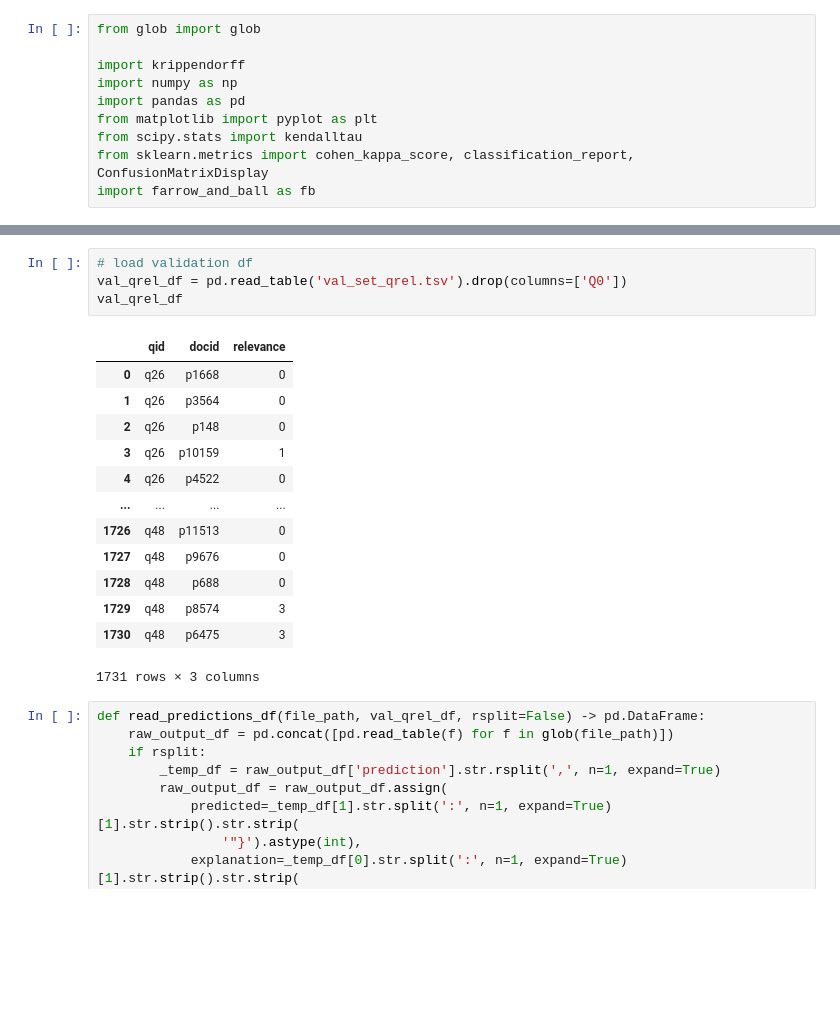
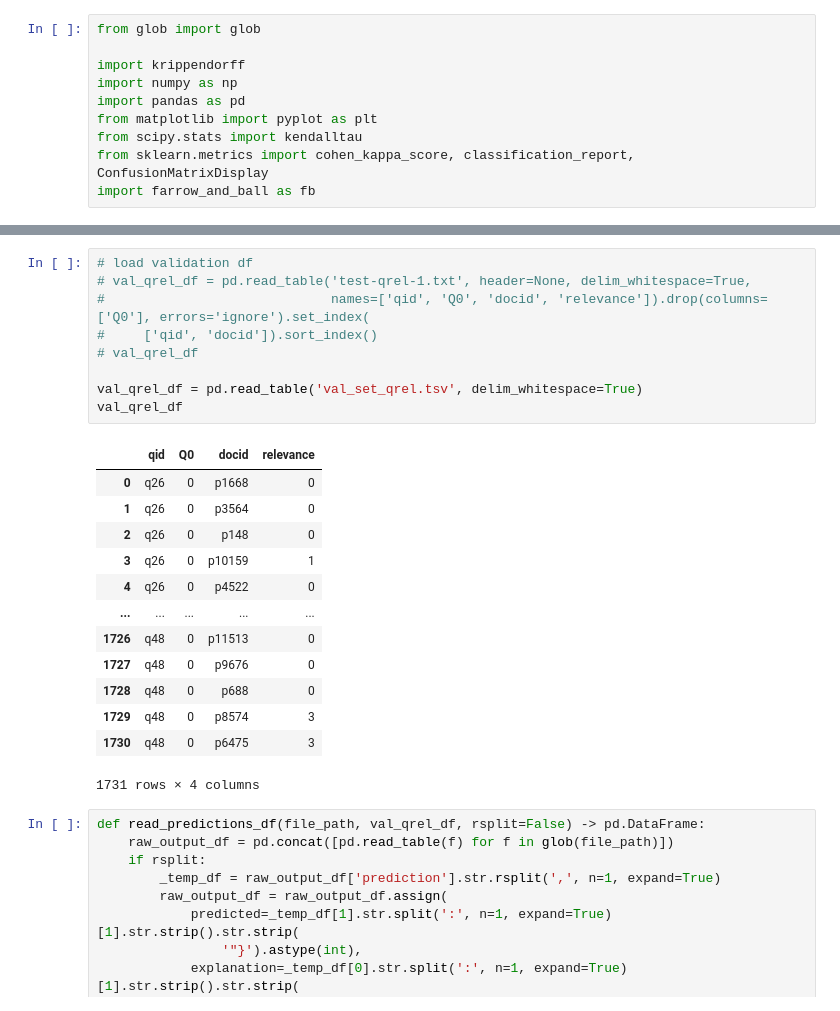
Before and after one commit to Zendelo/LLM-Relevance, a Jupyter notebook: Parsing.ipynb, the cells around one changed output, grey strips where cells are left out. Saved outputs shown, nothing was run; the diff lists cells and outputs as text; blank space fills up the shorter version.

```diff
--- a/Parsing.ipynb
+++ b/Parsing.ipynb
@@ -49,22 +52,27 @@ def eval_predictions(predictions_df, model_name, true_col='true', predicted_col=
     plt.show()
 # %%
 # load validation df
-val_qrel_df = pd.read_table('val_set_qrel.tsv').drop(columns=['Q0'])
+# val_qrel_df = pd.read_table('test-qrel-1.txt', header=None, delim_whitespace=True,
+#                             names=['qid', 'Q0', 'docid', 'relevance']).drop(columns=['Q0'], errors='ignore').set_index(
+#     ['qid', 'docid']).sort_index()
+# val_qrel_df
+
+val_qrel_df = pd.read_table('val_set_qrel.tsv', delim_whitespace=True)
 val_qrel_df
 # %% [output]
-|  | qid | docid | relevance |
-| 0 | q26 | p1668 | 0 |
-| 1 | q26 | p3564 | 0 |
-| 2 | q26 | p148 | 0 |
-| 3 | q26 | p10159 | 1 |
-| 4 | q26 | p4522 | 0 |
-| ... | ... | ... | ... |
-| 1726 | q48 | p11513 | 0 |
-| 1727 | q48 | p9676 | 0 |
-| 1728 | q48 | p688 | 0 |
-| 1729 | q48 | p8574 | 3 |
-| 1730 | q48 | p6475 | 3 |
+|  | qid | Q0 | docid | relevance |
+| 0 | q26 | 0 | p1668 | 0 |
+| 1 | q26 | 0 | p3564 | 0 |
+| 2 | q26 | 0 | p148 | 0 |
+| 3 | q26 | 0 | p10159 | 1 |
+| 4 | q26 | 0 | p4522 | 0 |
+| ... | ... | ... | ... | ... |
+| 1726 | q48 | 0 | p11513 | 0 |
+| 1727 | q48 | 0 | p9676 | 0 |
+| 1728 | q48 | 0 | p688 | 0 |
+| 1729 | q48 | 0 | p8574 | 3 |
+| 1730 | q48 | 0 | p6475 | 3 |
-1731 rows × 3 columns
+1731 rows × 4 columns
 # %%
 def read_predictions_df(file_path, val_qrel_df, rsplit=False) -> pd.DataFrame:
     raw_output_df = pd.concat([pd.read_table(f) for f in glob(file_path)])
```
Also changed, not shown: parts of 17 cells of this notebook, 40 other files.
